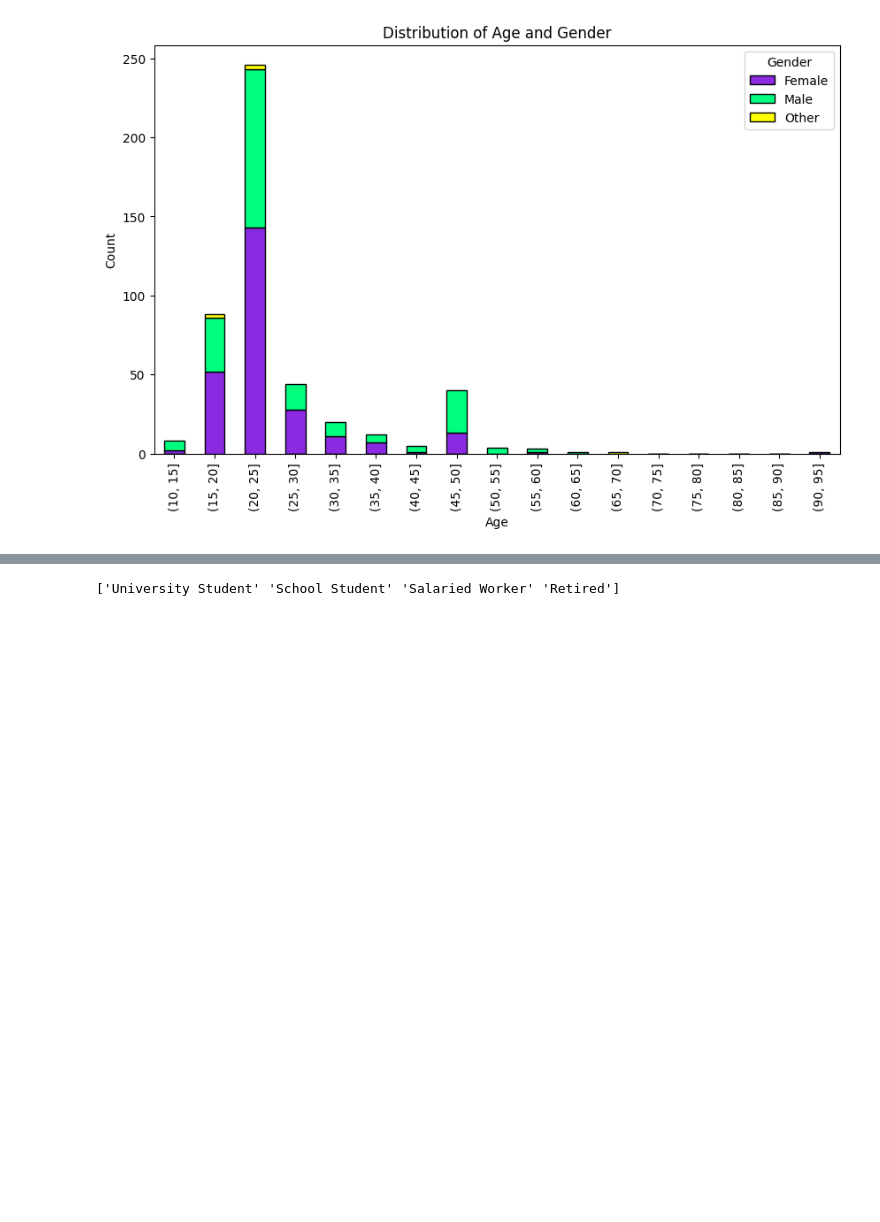
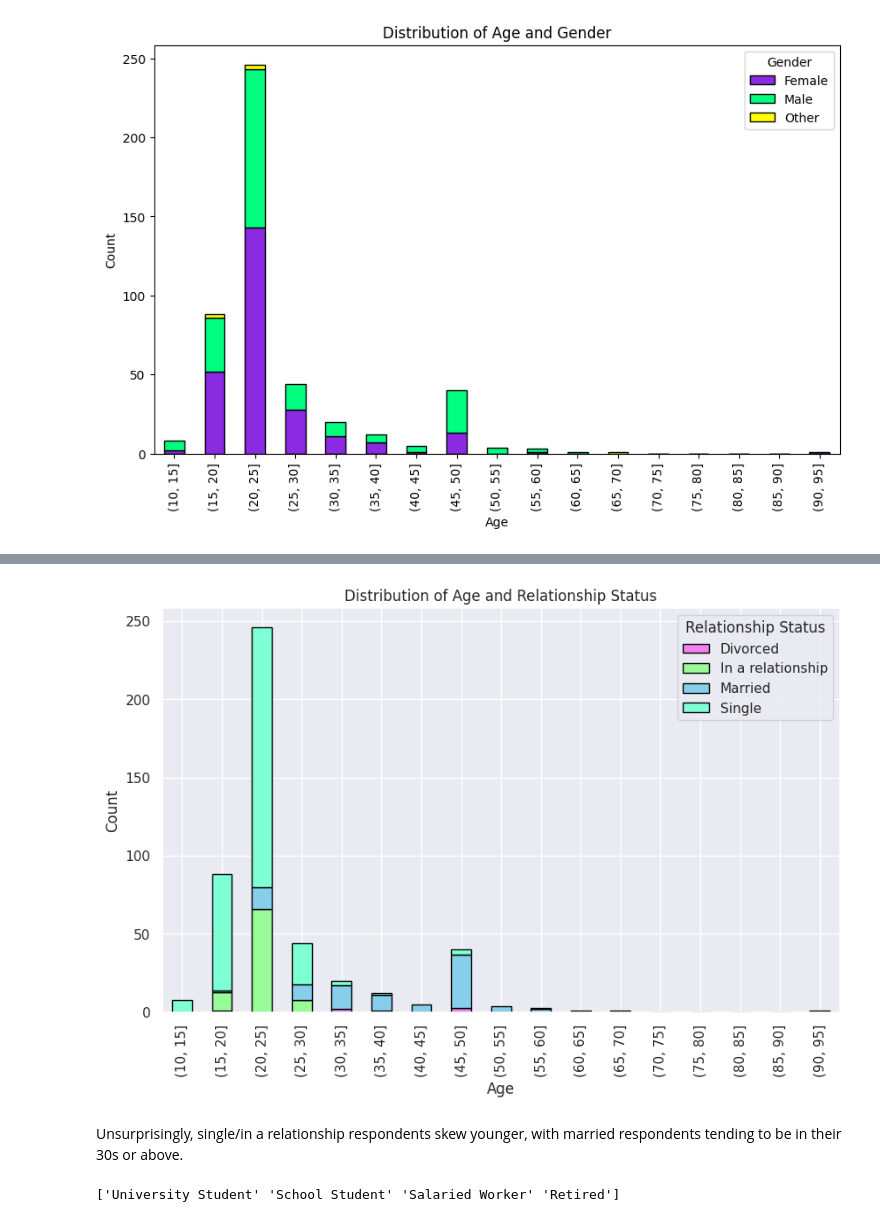
Before and after one commit to ookadeet/SocialMedia-MentalHealth, a Jupyter notebook: smmh.ipynb, the cells around one changed output, grey strips where cells are left out. Saved outputs shown, nothing was run; the diff lists cells and outputs as text; code cells hidden in the pictures; blank space fills up the shorter version.

```diff
--- a/smmh.ipynb
+++ b/smmh.ipynb
@@ -403,3 +464,27 @@ Where there is a split of genders female outnumbers male in all age bins, aside
+# %%
+# Define age bins
+bins = [10, 15, 20, 25, 30, 35, 40, 45, 50, 55, 60, 65, 70, 75, 80, 85, 90, 95]
+
+colour_map = {
+    'In a relationship': 'palegreen',
+    'Single': 'aquamarine',
+    'Married': 'skyblue',
+    'Divorced' : 'violet'
+}
+
+# Group the data by 'Age' and 'Relationship Status' using the age bins directly in the 'groupby' operation
+grouped_data = df.groupby([pd.cut(df['Age'], bins), 'Relationship Status']).size().unstack()
+fig, ax = plt.subplots(figsize=(10, 6))
+
+grouped_data.plot(kind='bar', stacked=True, ax=ax, color=[colour_map.get(c) for c in grouped_data.columns], edgecolor = 'black')
+ax.set_xlabel('Age')
+ax.set_ylabel('Count')
+ax.set_title('Distribution of Age and Relationship Status')
+plt.show()
+# %% [output]
+[figure, added]
+# %% [markdown]
+Unsurprisingly, single/in a relationship respondents skew younger, with married respondents tending to be in their 30s or above.
 # %%
 #Explore occupation options
 print(df.Occupation.unique())
```
Also changed, not shown: parts of 22 cells of this notebook.
